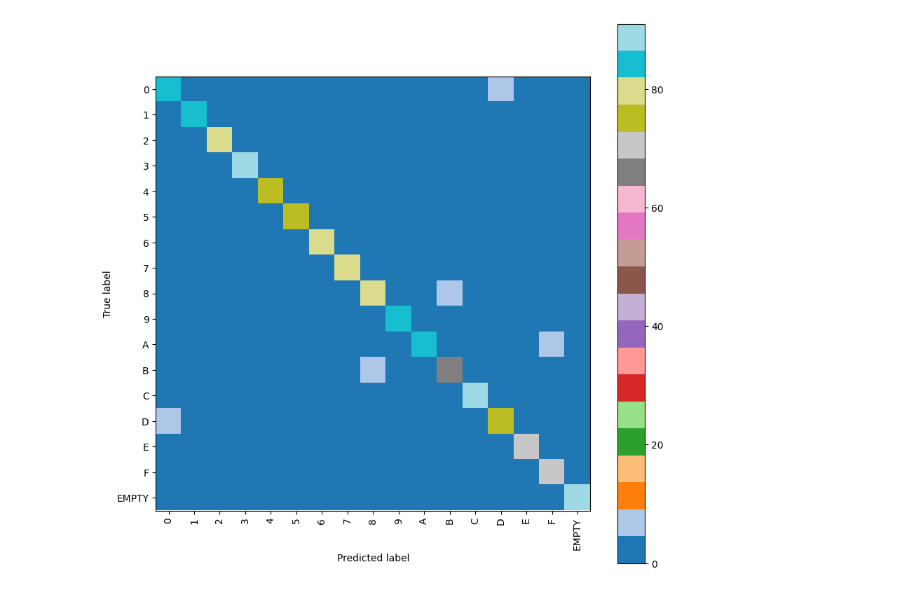
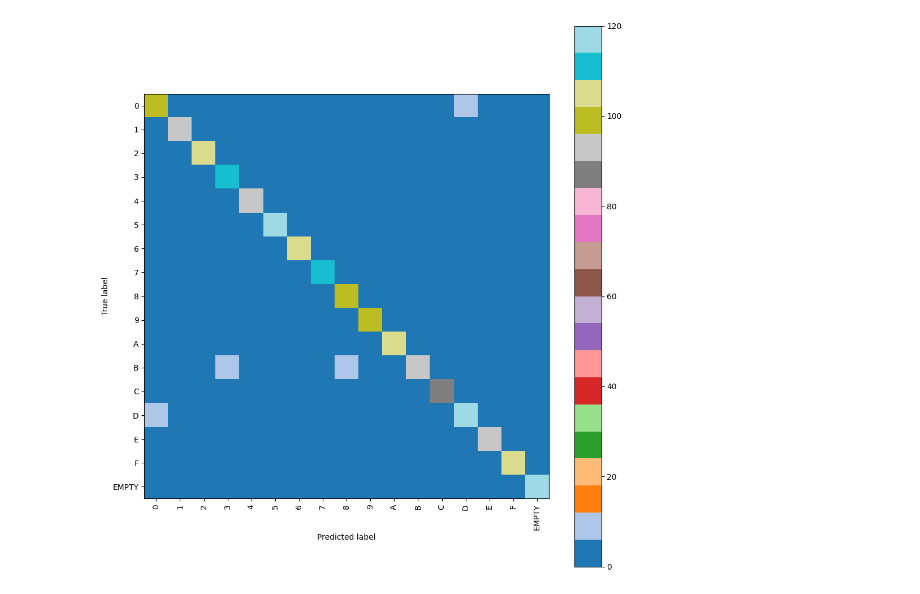
Before and after one commit to ToKoSoftware/uib-machine-learning, a Jupyter notebook: assignment-2/SVM_Implementation.ipynb, the cells around one changed output. Cells and saved outputs as stored; diff of their text form; code cells hidden in the pictures.

Commit message:
Added changes of comments and optimized code structure to SVM and RF model

```diff
--- a/assignment-2/SVM_Implementation.ipynb
+++ b/assignment-2/SVM_Implementation.ipynb
@@ -18,10 +22,7 @@ y = np.load("./data/emnist_hex_labels.npy")
 downsampled_X, downsampled_y, unique_classes_downsampled, class_counts_downsampled = utils.downsampling(X, y)
 # %%
-# Sample a smaller portion of the data (e.g., 10,000 samples)
-# Ideal sample size Sample linear model -> sample_size = 8700 -> 88,5%
-# Ideal sample size Sample linear model (balanced data set) -> sample_size = 1000 -> 84-87%
-sample_size = 10000
-X_sampled, _, y_sampled, _ = train_test_split(downsampled_X, downsampled_y, train_size=sample_size, stratify=downsampled_y, random_state=42)
+# Splitting of Dataset
+X_sampled, _, y_sampled, _ = train_test_split(downsampled_X, downsampled_y, stratify=downsampled_y, random_state=42)
 
 # Preprocessing step: Flattening of images to a 1D Array
 X_flattened = X_sampled.reshape(X_sampled.shape[0], -1)
@@ -29,7 +30,3 @@ X_flattened = X_sampled.reshape(X_sampled.shape[0], -1)
 # Split the data into training, validation, and testing sets
 X_train, X_temp, y_train, y_temp = train_test_split(X_flattened, y_sampled, test_size=0.3, random_state=42)
 X_val, X_test, y_val, y_test = train_test_split(X_temp, y_temp, test_size=0.5, random_state=42)
-
-# Train SVM model using training and validation data
-# model_SVM = SVC(kernel='linear') #-> > 87% validation accuracy
-model_SVM = SVC(kernel='poly', degree=3, gamma='auto', coef0=0.0) #-> poly leader with always over 90% validation accuracy
@@ -73,25 +166,7 @@ Predicted Class: 16
 # %%
 # Creation of a confusion matrix
 
-from src.util import translate_label_to_class
-cm = metrics.confusion_matrix(y_val, svm_prediction)
-
-# Plot the confusion matrix
-plt.figure(figsize=(10, 10))
-# Get unique labels from y_val
-labels = np.unique(y_val)
-
-# Translate each unique label to its corresponding class
-class_labels = [translate_label_to_class(label) for label in labels]
-tick_marks = np.arange(len(class_labels))
-plt.tight_layout()
-plt.ylabel('True label')
-plt.xlabel('Predicted label')
-plt.imshow(cm, interpolation='nearest', cmap=plt.cm.tab20)
-plt.colorbar()
-_ = plt.xticks(tick_marks, class_labels, rotation=90)
-_ = plt.yticks(tick_marks, class_labels)
-plt.savefig("confusion_matrix.png", dpi=300)
-plt.show()
+svm_cm = metrics.confusion_matrix(y_val, svm_prediction)
+utils.generate_confusion_matrix(svm_cm, "confusion_matrix_SVM", y_val)
 # %% [output]
-[figure, old version]
+[figure, new version]
```
Also changed, not shown: parts of 10 cells of this notebook, 1 other file.
